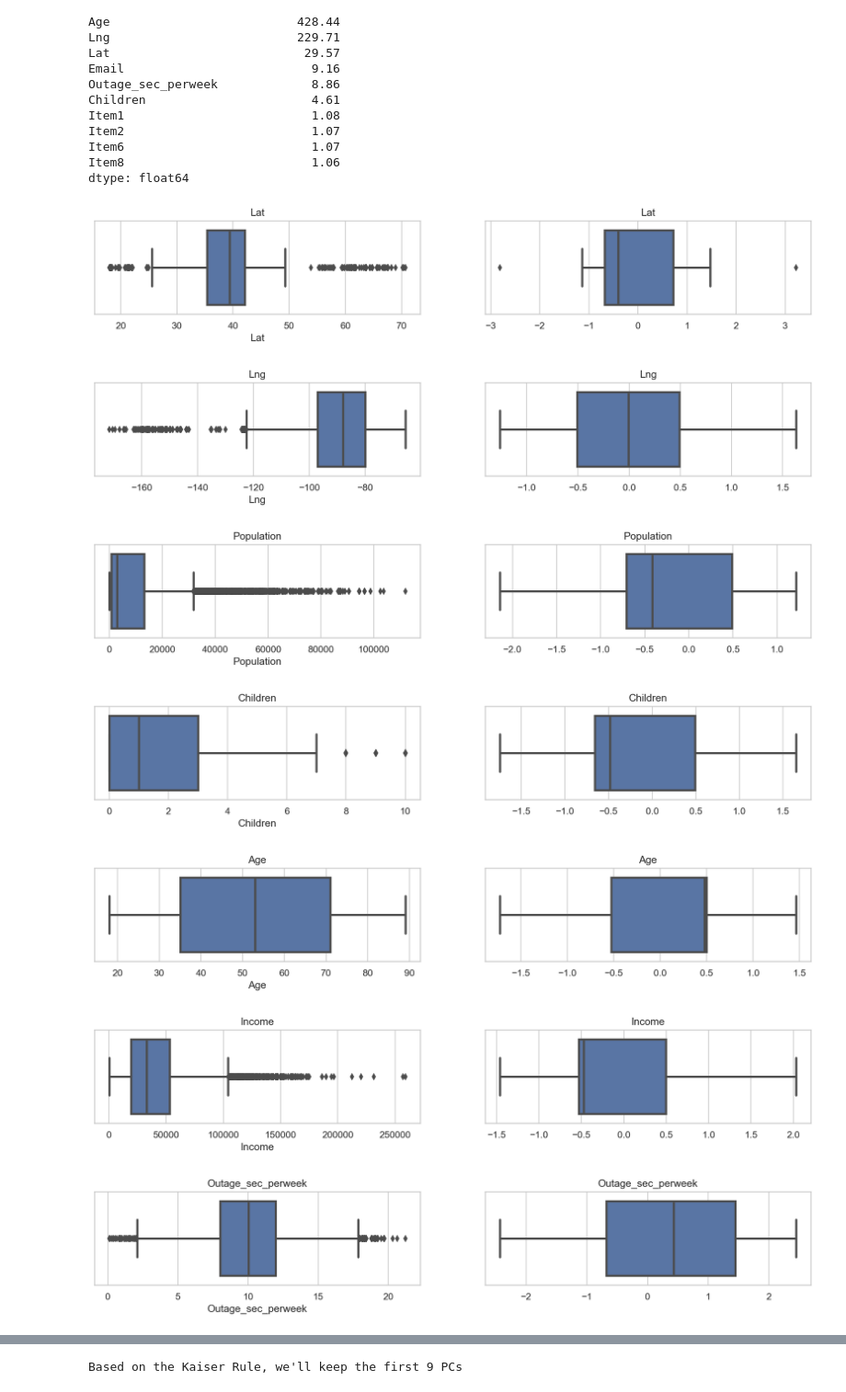
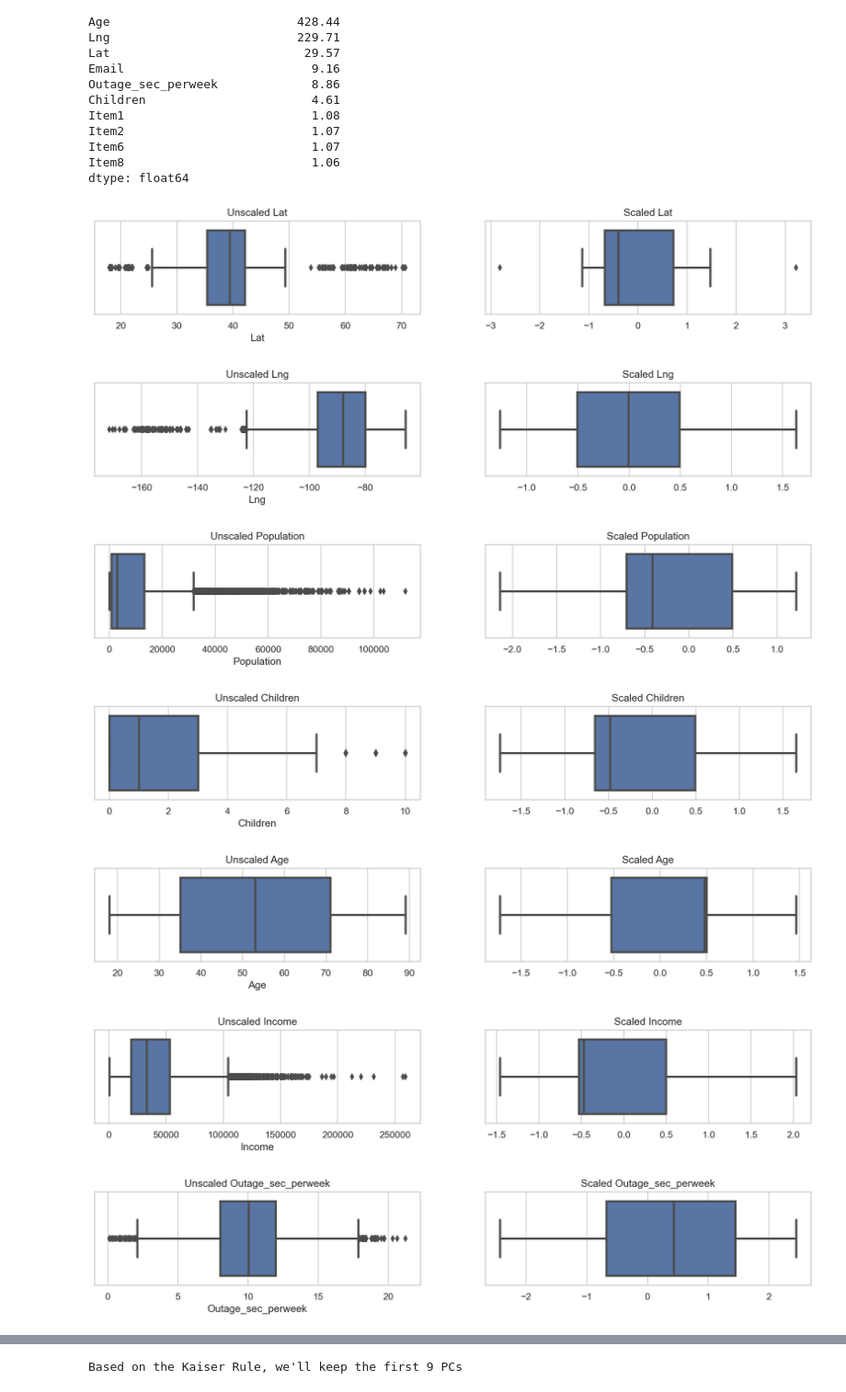
Before and after one commit to chrispaynes/OSDSC-Portfolio, a Jupyter notebook: data_mining_ii_nb/02. DIMENSIONALITY REDUCTION METHODS/dimensionality_reduction.ipynb, the cells around one changed output, grey strips where cells are left out. Shown at 92% size. Drawn from its saved outputs; the diff is of its cells as text; code cells hidden in the pictures.

```diff
--- a/data_mining_ii_nb/02. DIMENSIONALITY REDUCTION METHODS/dimensionality_reduction.ipynb
+++ b/data_mining_ii_nb/02. DIMENSIONALITY REDUCTION METHODS/dimensionality_reduction.ipynb
@@ -498,20 +498,20 @@ dtype: float64
 # %%
 e = pipe.named_steps["scaler"].fit_transform(prep_df)
 
 
 prep_df
 
 
 for col, data in zip(prep_df.columns, e):
     fig, axs = plt.subplots(ncols=2, figsize=(15, 2))
-    sns.boxplot(prep_df[col], ax=axs[0]).set(title=col)
-    sns.boxplot(data, ax=axs[1]).set(title=col)
+    sns.boxplot(prep_df[col], ax=axs[0]).set(title=f"Unscaled {col}")
+    sns.boxplot(data, ax=axs[1]).set(title=f"Scaled {col}")
     plt.show()
 # %% [output]
-[figure, old version]
+[figure, new version]
-[figure, old version]
+[figure, new version]
-[figure, old version]
+[figure, new version]
-[figure, old version]
+[figure, new version]
-[figure, old version]
+[figure, new version]
-[figure, old version]
+[figure, new version]
-[figure, old version]
+[figure, new version]
```
Also changed, not shown: parts of 24 cells of this notebook.
